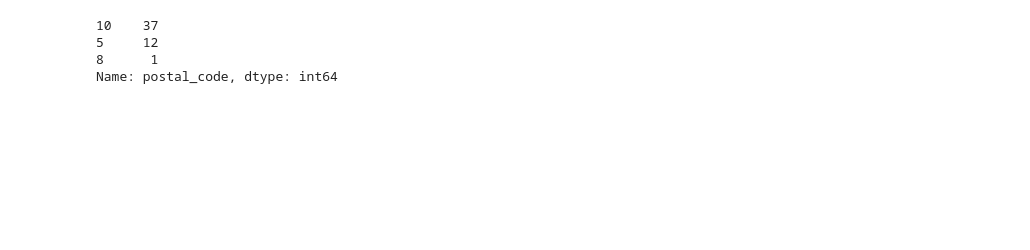
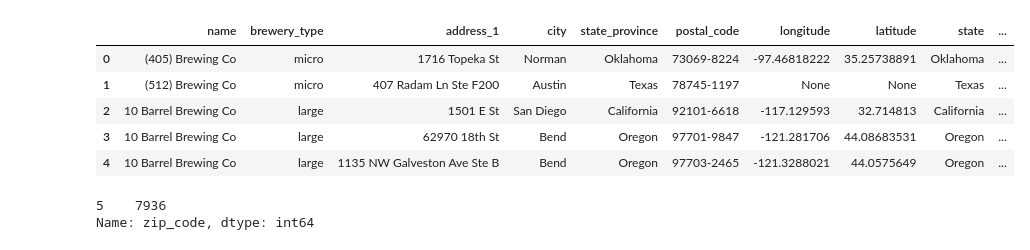
Before and after one commit to rpatel9877/project1, a Jupyter notebook: vicky_lasota/vicky_lasota.ipynb, the cells around one changed output. Cells and saved outputs as stored; diff of their text form; code cells hidden in the pictures; blank space fills up the shorter version.

```diff
--- a/vicky_lasota/vicky_lasota.ipynb
+++ b/vicky_lasota/vicky_lasota.ipynb
@@ -108,12 +95,22 @@ state              0
 dtype: int64
+# %%
+#create a new column in dataframe with first 5 digits of zip code - geopify doesn't look up +4
+clean_breweries_df['zip_code'] = clean_breweries_df['postal_code'].str[:5]
+clean_breweries_df.head()
+# %% [output]
+|  | name | brewery_type | address_1 | city | state_province | postal_code | longitude | latitude | state | ... |
+| 0 | (405) Brewing Co | micro | 1716 Topeka St | Norman | Oklahoma | 73069-8224 | -97.46818222 | 35.25738891 | Oklahoma | ... |
+| 1 | (512) Brewing Co | micro | 407 Radam Ln Ste F200 | Austin | Texas | 78745-1197 | None | None | Texas | ... |
+| 2 | 10 Barrel Brewing Co | large | 1501 E St | San Diego | California | 92101-6618 | -117.129593 | 32.714813 | California | ... |
+| 3 | 10 Barrel Brewing Co | large | 62970 18th St | Bend | Oregon | 97701-9847 | -121.281706 | 44.08683531 | Oregon | ... |
+| 4 | 10 Barrel Brewing Co | large | 1135 NW Galveston Ave Ste B | Bend | Oregon | 97703-2465 | -121.3288021 | 44.0575649 | Oregon | ... |
 # %%
+
+
 #load dataframe into csv
 clean_breweries_df.to_csv('breweries.csv', index=False)
+#show count by the length of the postal code to see if there are any invalid postal codes
+clean_breweries_df['zip_code'].str.len().value_counts()
+# %% [output]
+5    7936
+Name: zip_code, dtype: int64
-# %%
-#show count by the length of the postal code to see if there are any invalid postal codes
-clean_breweries_df['postal_code'].str.len().value_counts()
-# %% [output]
-10    37
-5     12
-8      1
-Name: postal_code, dtype: int64
```
Also changed, not shown: parts of 12 cells of this notebook, 1 other file.
